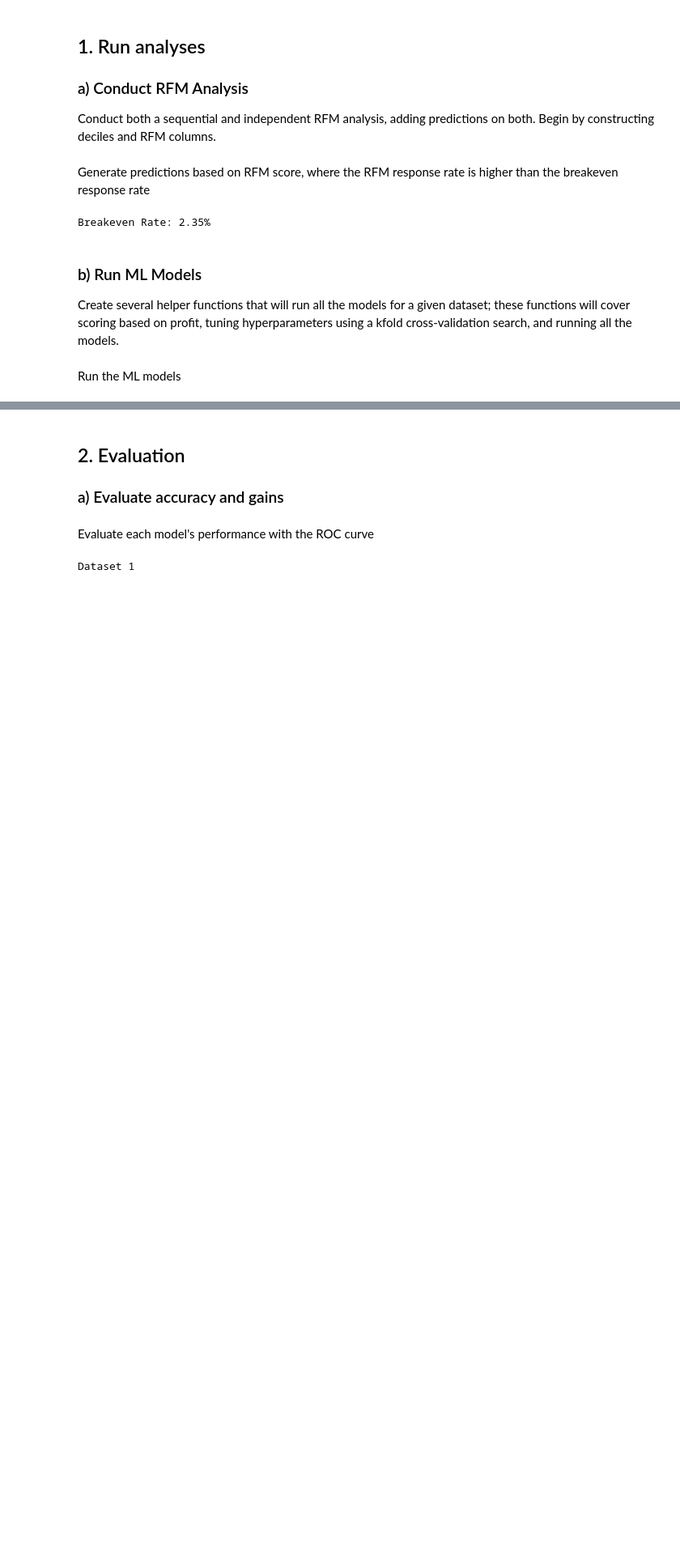
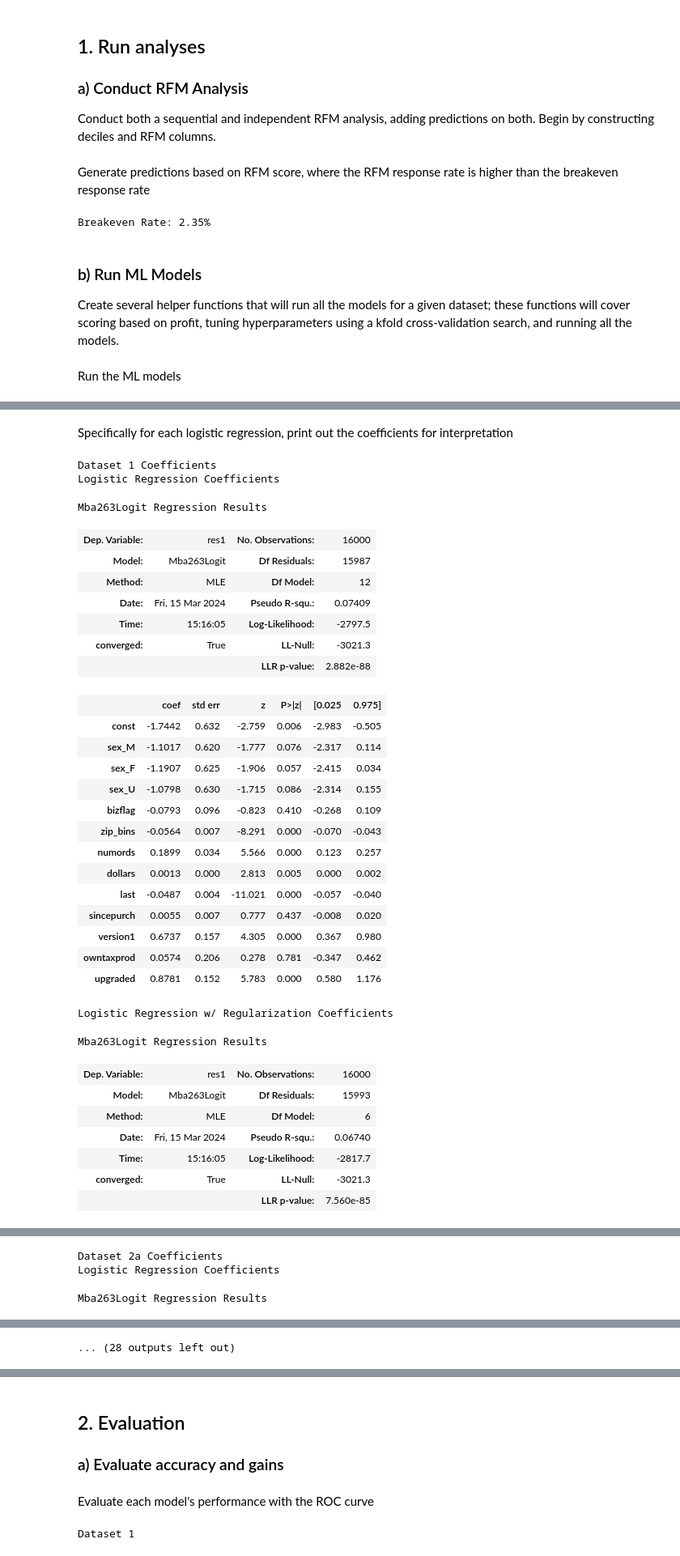
Before and after one commit to adeng/mba263-projects, a Jupyter notebook: Intuit Group Assignment.ipynb, the cells around one changed output, grey strips where cells are left out. Shown at 81% size. Saved outputs shown, nothing was run; the diff lists cells and outputs as text; code cells hidden in the pictures; blank space fills up the shorter version.

```diff
--- a/Intuit Group Assignment.ipynb
+++ b/Intuit Group Assignment.ipynb
@@ -389,0 +386,63 @@ Random Forest Trees: 300, Leaf Nodes: 7
+# %% [markdown]
+Specifically for each logistic regression, print out the coefficients for interpretation
+# %%
+from IPython.display import display
+
+# Print the coefficients for the logistic regressions
+def print_coefs(models):
+    print("Logistic Regression Coefficients")
+    display(models[0].summary())
+    print("Logistic Regression w/ Regularization Coefficients")
+    display(models[1].summary())
+
+# Print the odds ratios for each logistic regression
+def print_odds(models):
+    print("Logistic Regression Odds Ratios")
+    display(mba263.odds_ratios(models[0]).style)
+    print("Logistic Regression w/ Regularization Odds Ratios")
+    display(mba263.odds_ratios(models[1]).style)
+# %%
+print("Dataset 1 Coefficients")
+print_coefs(models1)
+print("Dataset 2a Coefficients")
+print_coefs(models2a)
+print("Dataset 2b Coefficients")
+print_coefs(models2b)
+print("Dataset 3b Coefficients")
+print_coefs(models3b)
+print("Dataset 4 Coefficients")
+print_coefs(models4)
+# %% [output]
+Dataset 1 Coefficients
+Logistic Regression Coefficients
+Mba263Logit Regression Results
+| Dep. Variable: | res1 | No. Observations: | 16000 |
+| Model: | Mba263Logit | Df Residuals: | 15987 |
+| Method: | MLE | Df Model: | 12 |
+| Date: | Fri, 15 Mar 2024 | Pseudo R-squ.: | 0.07409 |
+| Time: | 15:16:05 | Log-Likelihood: | -2797.5 |
+| converged: | True | LL-Null: | -3021.3 |
+|  |  | LLR p-value: | 2.882e-88 |
+|  | coef | std err | z | P>|z| | [0.025 | 0.975] |
+| const | -1.7442 | 0.632 | -2.759 | 0.006 | -2.983 | -0.505 |
+| sex_M | -1.1017 | 0.620 | -1.777 | 0.076 | -2.317 | 0.114 |
+| sex_F | -1.1907 | 0.625 | -1.906 | 0.057 | -2.415 | 0.034 |
+| sex_U | -1.0798 | 0.630 | -1.715 | 0.086 | -2.314 | 0.155 |
+| bizflag | -0.0793 | 0.096 | -0.823 | 0.410 | -0.268 | 0.109 |
+| zip_bins | -0.0564 | 0.007 | -8.291 | 0.000 | -0.070 | -0.043 |
+| numords | 0.1899 | 0.034 | 5.566 | 0.000 | 0.123 | 0.257 |
+| dollars | 0.0013 | 0.000 | 2.813 | 0.005 | 0.000 | 0.002 |
+| last | -0.0487 | 0.004 | -11.021 | 0.000 | -0.057 | -0.040 |
+| sincepurch | 0.0055 | 0.007 | 0.777 | 0.437 | -0.008 | 0.020 |
+| version1 | 0.6737 | 0.157 | 4.305 | 0.000 | 0.367 | 0.980 |
+| owntaxprod | 0.0574 | 0.206 | 0.278 | 0.781 | -0.347 | 0.462 |
+| upgraded | 0.8781 | 0.152 | 5.783 | 0.000 | 0.580 | 1.176 |
+Logistic Regression w/ Regularization Coefficients
+Mba263Logit Regression Results
+| Dep. Variable: | res1 | No. Observations: | 16000 |
+| Model: | Mba263Logit | Df Residuals: | 15993 |
+| Method: | MLE | Df Model: | 6 |
+| Date: | Fri, 15 Mar 2024 | Pseudo R-squ.: | 0.06740 |
+| Time: | 15:16:05 | Log-Likelihood: | -2817.7 |
+| converged: | True | LL-Null: | -3021.3 |
+|  |  | LLR p-value: | 7.560e-85 |
@@ -389,0 +463,3 @@ Random Forest Trees: 300, Leaf Nodes: 7
+Dataset 2a Coefficients
+Logistic Regression Coefficients
+Mba263Logit Regression Results
@@ -389,0 +487 @@ Random Forest Trees: 300, Leaf Nodes: 7
+... (28 outputs left out)
```
Also changed, not shown: parts of 16 cells of this notebook.
